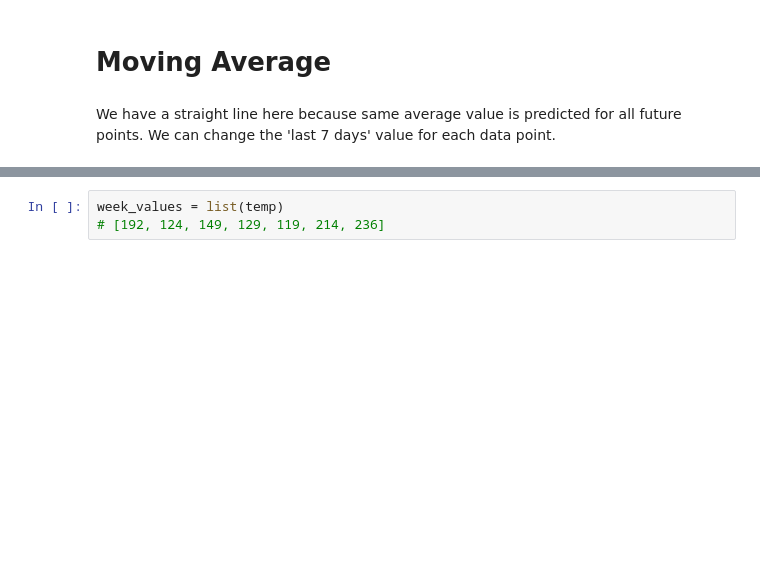
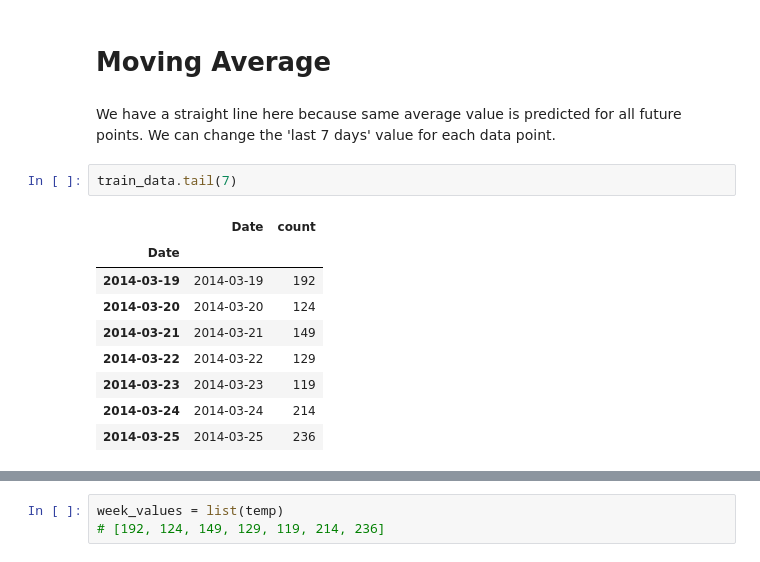
Before and after one commit to prashant9501/IIM-ACPBDA, a Jupyter notebook: Time Series Analysis/Time Series Analysis - 2 - MA and WMA Models.ipynb, the cells around one changed output, grey strips where cells are left out. Drawn from its saved outputs; the diff is of its cells as text; blank space fills up the shorter version.

```diff
--- a/Time Series Analysis/Time Series Analysis - 2 - MA and WMA Models.ipynb
+++ b/Time Series Analysis/Time Series Analysis - 2 - MA and WMA Models.ipynb
@@ -260,6 +260,18 @@ This is better than the last method. Here, instead of 7 days, you can take last
 # Moving Average
 # %% [markdown]
 We have a straight line here because same average value is predicted for all future points. We can change the 'last 7 days' value for each data point.
+# %%
+train_data.tail(7)
+# %% [output]
+|  | Date | count |
+| Date |  |  |
+| 2014-03-19 | 2014-03-19 | 192 |
+| 2014-03-20 | 2014-03-20 | 124 |
+| 2014-03-21 | 2014-03-21 | 149 |
+| 2014-03-22 | 2014-03-22 | 129 |
+| 2014-03-23 | 2014-03-23 | 119 |
+| 2014-03-24 | 2014-03-24 | 214 |
+| 2014-03-25 | 2014-03-25 | 236 |
 # %%
 # list holding last seven values
 
```
Also changed, not shown: parts of 33 cells of this notebook, 2 other files.
